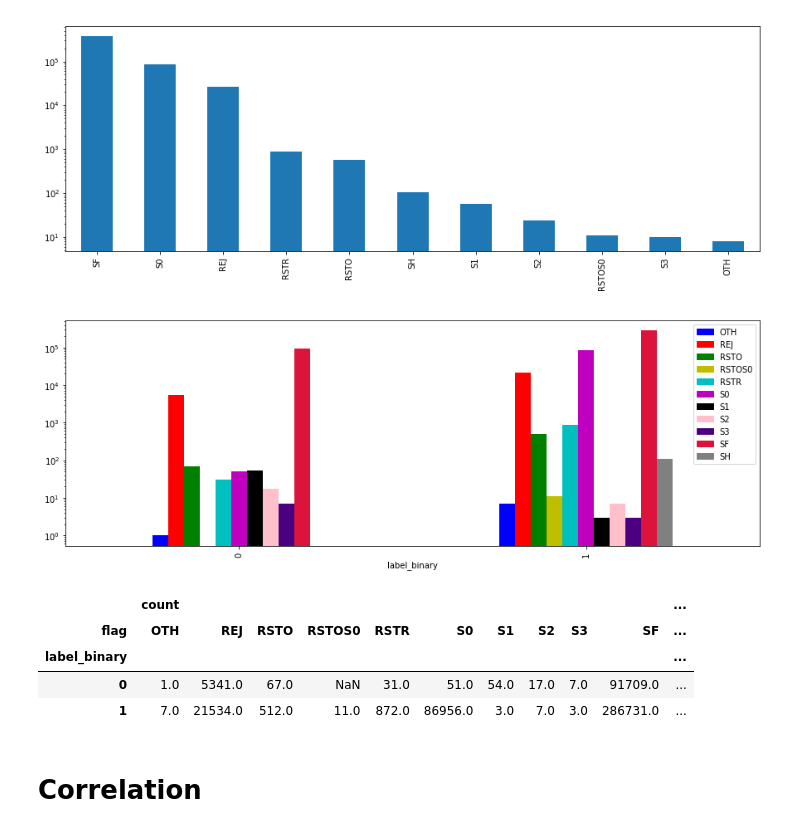
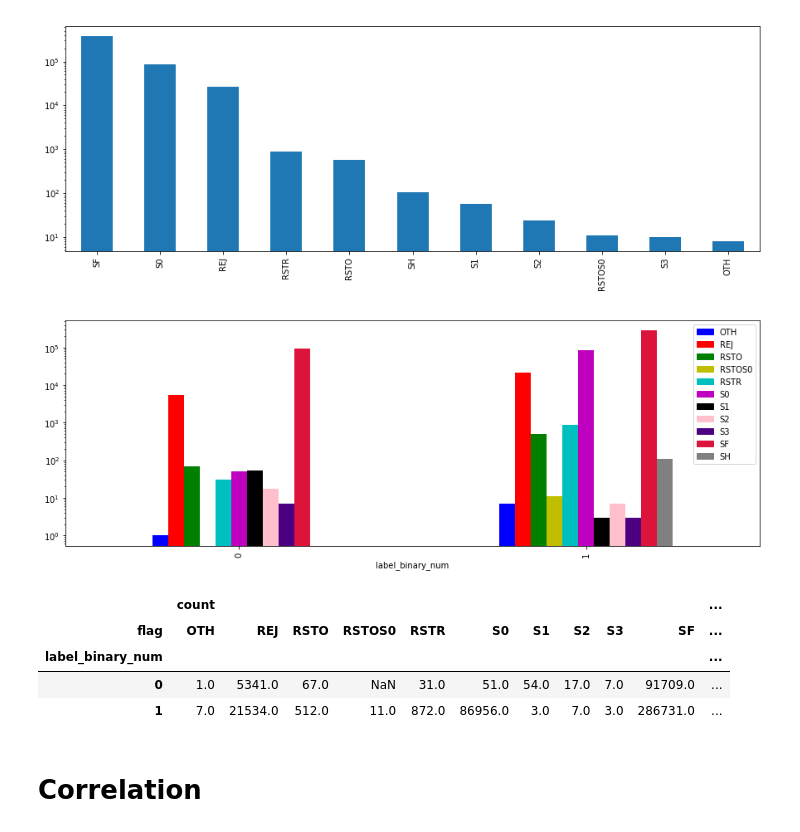
Before and after one commit to chinskiy/KDD-99, a Jupyter notebook: exploratory_analysis.ipynb, the cells around one changed output. Saved outputs shown, nothing was run; the diff lists cells and outputs as text; code cells hidden in the pictures.

```diff
--- a/exploratory_analysis.ipynb
+++ b/exploratory_analysis.ipynb
@@ -114,8 +114,8 @@ Name: label, dtype: int64
 # %% [markdown]
 # data normal = 0, attack = 1
 # %%
-data['label_binary'] = data.label.apply(lambda label: 0 if label == 'normal.' else 1)
-data['label_binary'].value_counts()
+data['label_binary_num'] = data.label.apply(lambda label: 0 if label == 'normal.' else 1)
+data['label_binary_num'].value_counts()
 # %% [output]
 1    396743
 0     97278
@@ -122,0 +123,4 @@ Name: label_binary, dtype: int64
+# %%
+data['label_four'] = data.label.apply(lambda label: utils.label_to_four_attack_class[label])
+data['label_four_num'] = data.label_four.apply(lambda label: utils.five_classes_to_num[label])
+pd.value_counts(data['label_four'], sort=True).plot.bar()
@@ -226,26 +233,26 @@ pd.value_counts(data['flag'], sort=True).plot(kind='bar', logy=True, figsize=(15
 [figure]
 # %%
 #flag according to label_binary
-pd.pivot_table(data[['flag_num', 'label_binary']].assign(count=1),
-               index=['label_binary'],
+pd.pivot_table(data[['flag_num', 'label_binary_num']].assign(count=1),
+               index=['label_binary_num'],
                columns=['flag_num'],
                aggfunc='count').plot(kind='bar', color=utils.my_colors, logy=True, legend=False, figsize=(15, 5))
 
 handles = [mpatches.Patch(label=le_dicts['flag'][i],
                           color=utils.my_colors[i]) for i in sorted(le_dicts['flag'])]
 plt.legend(handles=handles)
 plt.show()
 # %% [output]
-[figure, old version]
+[figure, new version]
 # %%
-pd.pivot_table(data[['flag', 'label_binary']].assign(count=1),
-               index=['label_binary'],
+pd.pivot_table(data[['flag', 'label_binary_num']].assign(count=1),
+               index=['label_binary_num'],
                columns=['flag'],
                aggfunc='count')
 # %% [output]
 |  | count |  |  |  |  |  |  |  |  |  | ... |
 | flag | OTH | REJ | RSTO | RSTOS0 | RSTR | S0 | S1 | S2 | S3 | SF | ... |
-| label_binary |  |  |  |  |  |  |  |  |  |  | ... |
+| label_binary_num |  |  |  |  |  |  |  |  |  |  | ... |
 | 0 | 1.0 | 5341.0 | 67.0 | NaN | 31.0 | 51.0 | 54.0 | 17.0 | 7.0 | 91709.0 | ... |
 | 1 | 7.0 | 21534.0 | 512.0 | 11.0 | 872.0 | 86956.0 | 3.0 | 7.0 | 3.0 | 286731.0 | ... |
 # %% [markdown]
```
Also changed, not shown: parts of 10 cells of this notebook, 1 other file.
